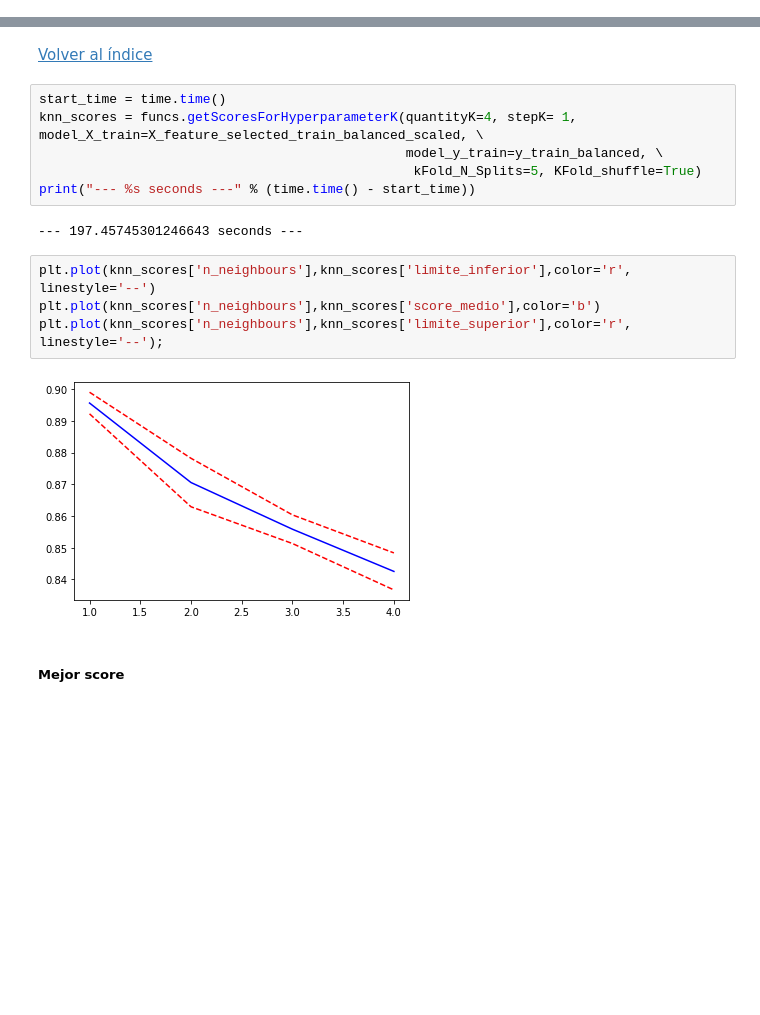
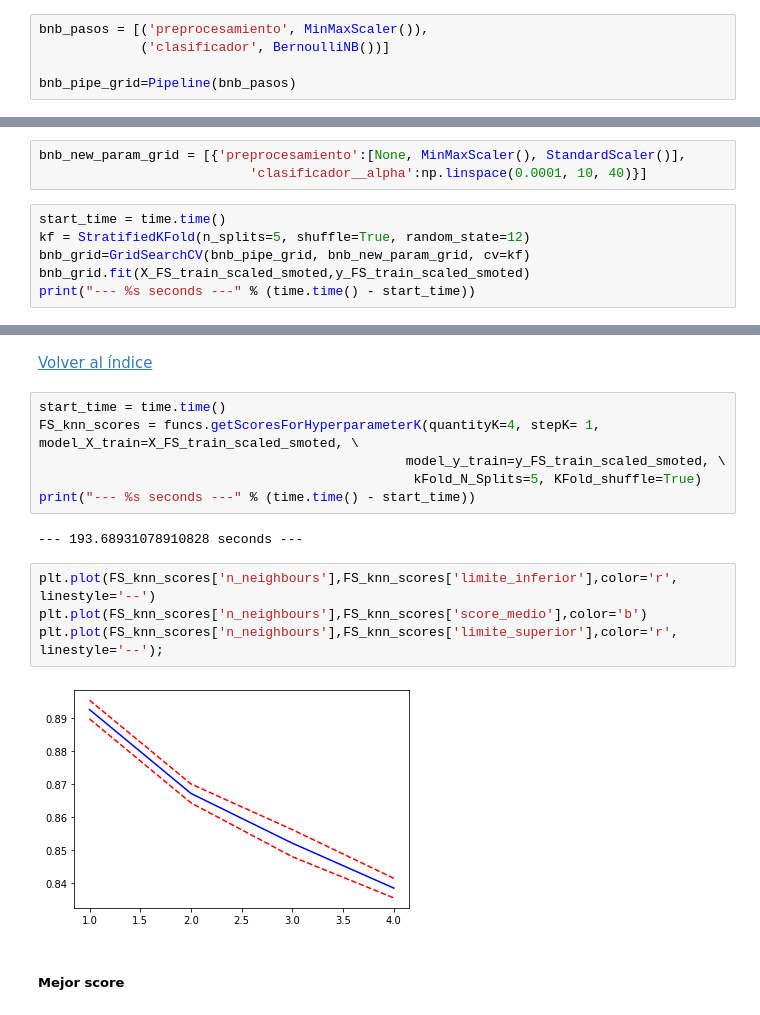
Before and after one commit to rdgagliano/DataScience-Grupo3, a Jupyter notebook: _2_Entrenamiento_Modelos.ipynb, the cells around one changed output, grey strips where cells are left out. Saved outputs shown, nothing was run; the diff lists cells and outputs as text; blank space fills up the shorter version.

```diff
--- a/_2_Entrenamiento_Modelos.ipynb
+++ b/_2_Entrenamiento_Modelos.ipynb
@@ -430,0 +637,5 @@ plt.show()
+# %%
+bnb_pasos = [('preprocesamiento', MinMaxScaler()),
+             ('clasificador', BernoulliNB())]
+
+bnb_pipe_grid=Pipeline(bnb_pasos)
@@ -430,0 +644,9 @@ plt.show()
+# %%
+bnb_new_param_grid = [{'preprocesamiento':[None, MinMaxScaler(), StandardScaler()],
+                           'clasificador__alpha':np.linspace(0.0001, 10, 40)}]
+# %%
+start_time = time.time()
+kf = StratifiedKFold(n_splits=5, shuffle=True, random_state=12)
+bnb_grid=GridSearchCV(bnb_pipe_grid, bnb_new_param_grid, cv=kf)
+bnb_grid.fit(X_FS_train_scaled_smoted,y_FS_train_scaled_smoted)
+print("--- %s seconds ---" % (time.time() - start_time))
@@ -434,17 +675,17 @@ plt.show()
 <a href="#titulo">Volver al índice</a>
 # %%
 start_time = time.time()
-knn_scores = funcs.getScoresForHyperparameterK(quantityK=4, stepK= 1, model_X_train=X_feature_selected_train_balanced_scaled, \
-                                               model_y_train=y_train_balanced, \
+FS_knn_scores = funcs.getScoresForHyperparameterK(quantityK=4, stepK= 1, model_X_train=X_FS_train_scaled_smoted, \
+                                               model_y_train=y_FS_train_scaled_smoted, \
                                                 kFold_N_Splits=5, KFold_shuffle=True)
 print("--- %s seconds ---" % (time.time() - start_time))
 # %% [output]
---- 197.45745301246643 seconds ---
+--- 193.68931078910828 seconds ---
 # %%
-plt.plot(knn_scores['n_neighbours'],knn_scores['limite_inferior'],color='r', linestyle='--')
-plt.plot(knn_scores['n_neighbours'],knn_scores['score_medio'],color='b')
-plt.plot(knn_scores['n_neighbours'],knn_scores['limite_superior'],color='r', linestyle='--');
+plt.plot(FS_knn_scores['n_neighbours'],FS_knn_scores['limite_inferior'],color='r', linestyle='--')
+plt.plot(FS_knn_scores['n_neighbours'],FS_knn_scores['score_medio'],color='b')
+plt.plot(FS_knn_scores['n_neighbours'],FS_knn_scores['limite_superior'],color='r', linestyle='--');
 # %% [output]
-[figure, old version]
+[figure, new version]
 # %% [markdown]
 ##### Mejor score
```
Also changed, not shown: parts of 110 cells of this notebook, 1 other file.
